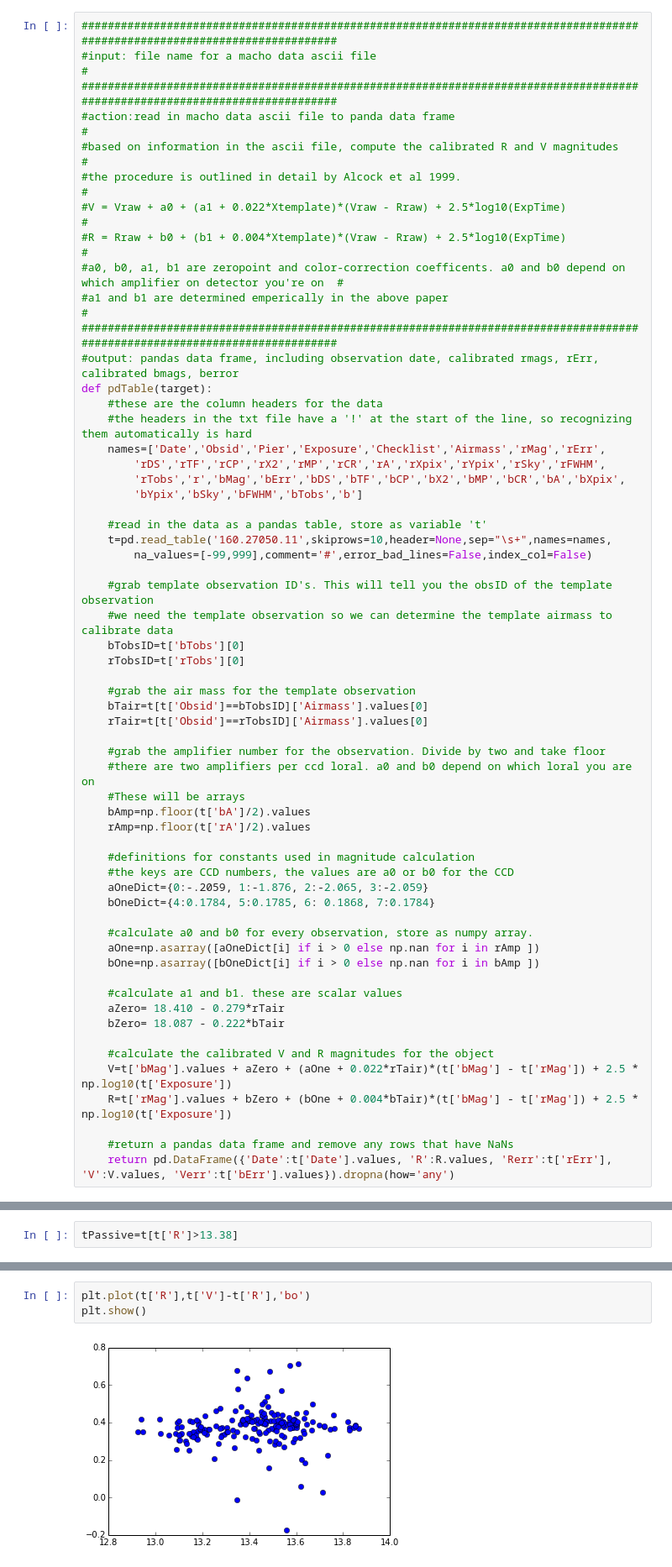
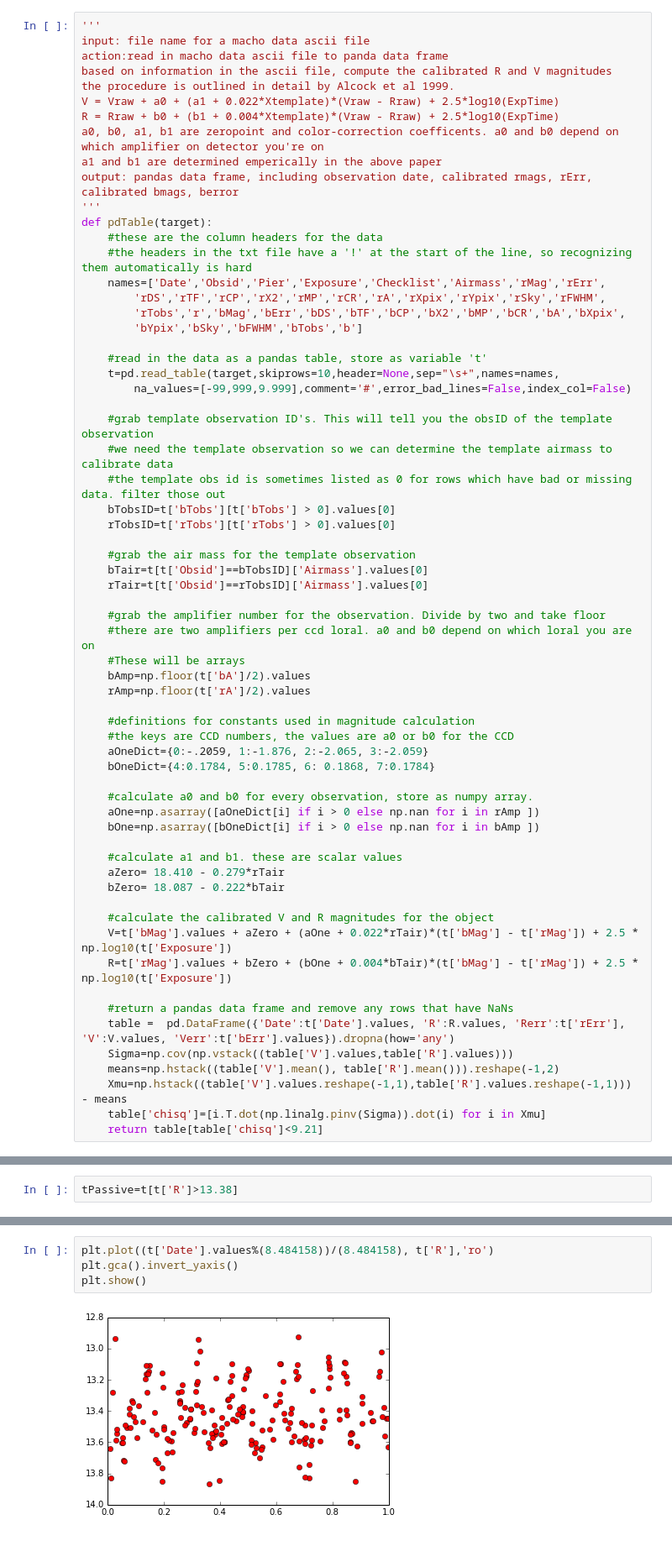
Before and after one commit to mstribitaka/MACHO_XRB_SEARCH, a Jupyter notebook: V4641_MACHO_Period_Search.ipynb, the cells around one changed output, grey strips where cells are left out. Shown: that part at 84% size. Drawn from its saved outputs; the diff is of its cells as text.

```diff
--- a/V4641_MACHO_Period_Search.ipynb
+++ b/V4641_MACHO_Period_Search.ipynb
@@ -7,18 +9,17 @@ from astroML.time_series import lomb_scargle, lomb_scargle_bootstrap, multiterm_
 %matplotlib inline
 import matplotlib.pyplot as plt
 # %%
-############################################################################################################################
-#input: file name for a macho data ascii file                                                                              #
-############################################################################################################################
-#action:read in macho data ascii file to panda data frame                                                                  #
-#based on information in the ascii file, compute the calibrated R and V magnitudes                                         #
-#the procedure is outlined in detail by Alcock et al 1999.                                                                 #
-#V = Vraw + a0 + (a1 + 0.022*Xtemplate)*(Vraw - Rraw) + 2.5*log10(ExpTime)                                                 #
-#R = Rraw + b0 + (b1 + 0.004*Xtemplate)*(Vraw - Rraw) + 2.5*log10(ExpTime)                                                 #
-#a0, b0, a1, b1 are zeropoint and color-correction coefficents. a0 and b0 depend on which amplifier on detector you're on  #
-#a1 and b1 are determined emperically in the above paper                                                                   #
-############################################################################################################################
-#output: pandas data frame, including observation date, calibrated rmags, rErr, calibrated bmags, berror
+'''
+input: file name for a macho data ascii file
+action:read in macho data ascii file to panda data frame
+based on information in the ascii file, compute the calibrated R and V magnitudes
+the procedure is outlined in detail by Alcock et al 1999.
+V = Vraw + a0 + (a1 + 0.022*Xtemplate)*(Vraw - Rraw) + 2.5*log10(ExpTime)
+R = Rraw + b0 + (b1 + 0.004*Xtemplate)*(Vraw - Rraw) + 2.5*log10(ExpTime)
+a0, b0, a1, b1 are zeropoint and color-correction coefficents. a0 and b0 depend on which amplifier on detector you're on
+a1 and b1 are determined emperically in the above paper
+output: pandas data frame, including observation date, calibrated rmags, rErr, calibrated bmags, berror
+'''
 def pdTable(target):
 	#these are the column headers for the data
 	#the headers in the txt file have a '!' at the start of the line, so recognizing them automatically is hard
@@ -28,13 +29,14 @@ def pdTable(target):
 		'bYpix','bSky','bFWHM','bTobs','b']
 
     #read in the data as a pandas table, store as variable 't'
-	t=pd.read_table('160.27050.11',skiprows=10,header=None,sep="\s+",names=names,
-		na_values=[-99,999],comment='#',error_bad_lines=False,index_col=False)
+	t=pd.read_table(target,skiprows=10,header=None,sep="\s+",names=names,
+		na_values=[-99,999,9.999],comment='#',error_bad_lines=False,index_col=False)
 
 	#grab template observation ID's. This will tell you the obsID of the template observation
     #we need the template observation so we can determine the template airmass to calibrate data
-	bTobsID=t['bTobs'][0]
-	rTobsID=t['rTobs'][0]
+    #the template obs id is sometimes listed as 0 for rows which have bad or missing data. filter those out
+	bTobsID=t['bTobs'][t['bTobs'] > 0].values[0]
+	rTobsID=t['rTobs'][t['rTobs'] > 0].values[0]
 
 	#grab the air mass for the template observation
 	bTair=t[t['Obsid']==bTobsID]['Airmass'].values[0]
@@ -64,5 +66,10 @@ def pdTable(target):
 	R=t['rMag'].values + bZero + (bOne + 0.004*bTair)*(t['bMag'] - t['rMag']) + 2.5 * np.log10(t['Exposure'])
 
 	#return a pandas data frame and remove any rows that have NaNs
-	return pd.DataFrame({'Date':t['Date'].values, 'R':R.values, 'Rerr':t['rErr'], 'V':V.values, 'Verr':t['bErr'].values}).dropna(how='any')
+	table =  pd.DataFrame({'Date':t['Date'].values, 'R':R.values, 'Rerr':t['rErr'], 'V':V.values, 'Verr':t['bErr'].values}).dropna(how='any')
+	Sigma=np.cov(np.vstack((table['V'].values,table['R'].values)))
+	means=np.hstack((table['V'].mean(), table['R'].mean())).reshape(-1,2)
+	Xmu=np.hstack((table['V'].values.reshape(-1,1),table['R'].values.reshape(-1,1))) - means
+	table['chisq']=[i.T.dot(np.linalg.pinv(Sigma)).dot(i) for i in Xmu]
+	return table[table['chisq']<9.21]
 # %%
@@ -241,5 +342,6 @@ plt.show()
 # %%
-plt.plot(t['R'],t['V']-t['R'],'bo')
+plt.plot((t['Date'].values%(8.484158))/(8.484158), t['R'],'ro')
+plt.gca().invert_yaxis()
 plt.show()
 # %% [output]
-[figure, old version]
+[figure, new version]
```
Also changed, not shown: parts of 46 cells of this notebook, 18 other files.
